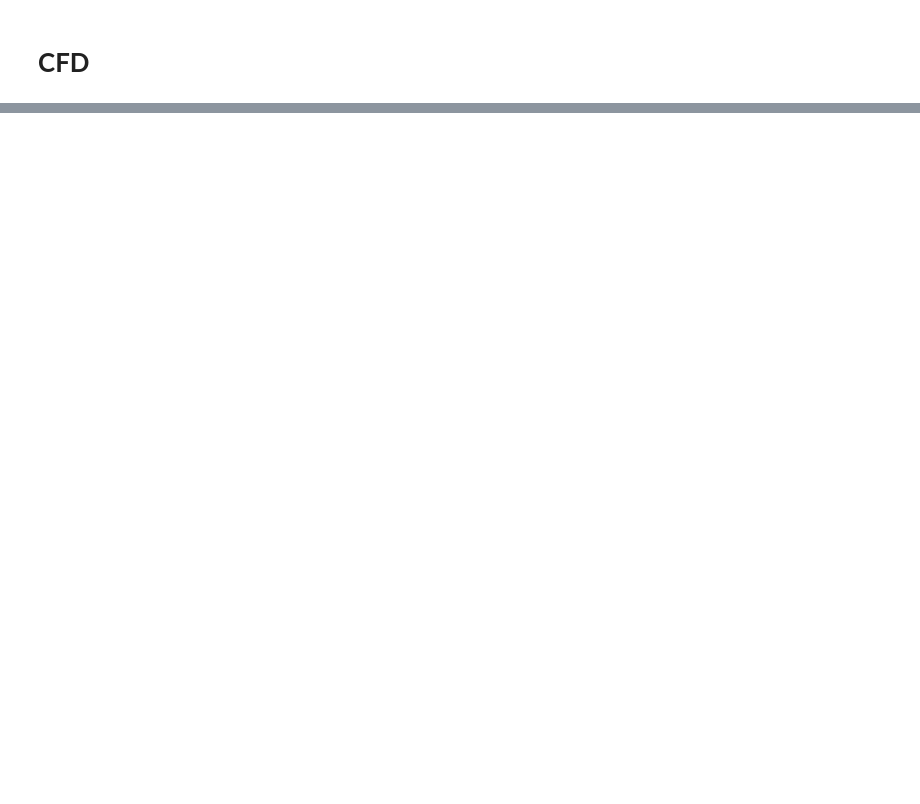
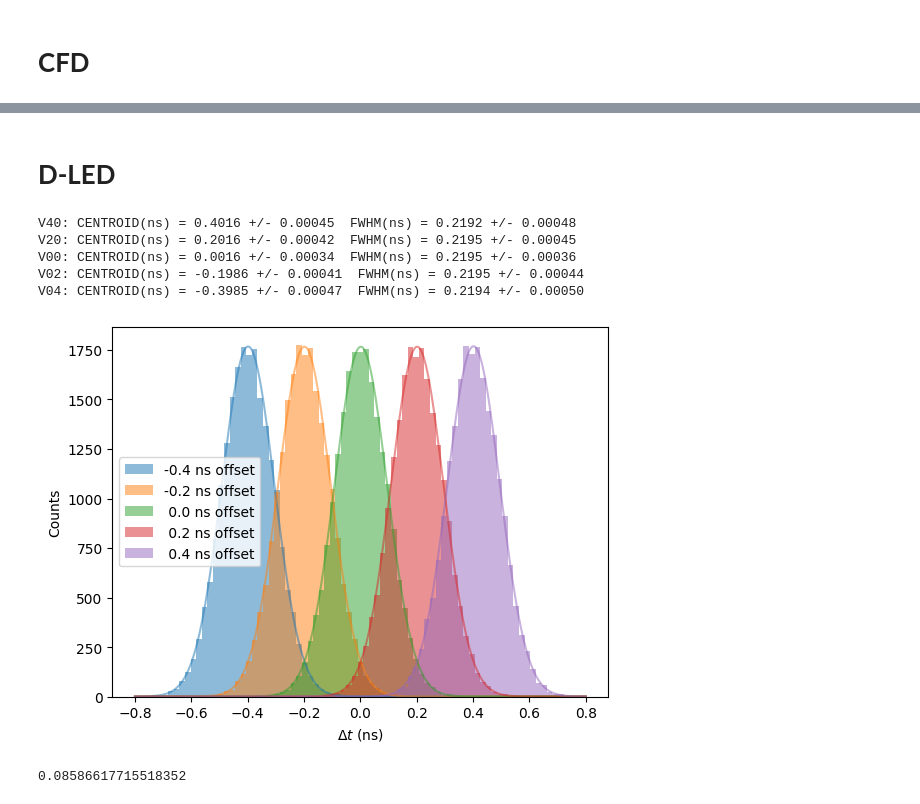
Before and after one commit to wjosefw/MLTiming, a Jupyter notebook: CFD_CON_DATOS_TFM_ALBA.ipynb, the cells around one changed output, grey strips where cells are left out. Drawn from its saved outputs; the diff is of its cells as text; code cells hidden in the pictures; blank space fills up the shorter version.

```diff
--- a/CFD_CON_DATOS_TFM_ALBA.ipynb
+++ b/CFD_CON_DATOS_TFM_ALBA.ipynb
@@ -22,15 +31,2 @@ new_data[:, :align_steps, 1] = np.random.normal(scale = 1e-6, size = align_steps
 # %% [markdown]
 # **CFD**
-# %%
-fraction = 0.5
-shift = 80
-t_shift = 8
-time_step = 0.2
-threshold = 0.025
-new_time_step = time_step / EXTRASAMPLING
-# %%
-DATA_00 = new_data
-DATA_02 = create_position(DATA_00, channel_to_move = 1, channel_to_fix = 0, t_shift = t_shift, NOISE = False)
-DATA_20 = create_position(DATA_00, channel_to_move = 0, channel_to_fix = 1, t_shift = t_shift, NOISE = False)
-DATA_04 = create_position(DATA_00, channel_to_move = 1, channel_to_fix = 0, t_shift = int(2*t_shift), NOISE = False)
-DATA_40 = create_position(DATA_00, channel_to_move = 0, channel_to_fix = 1, t_shift = int(2*t_shift), NOISE = False)
@@ -108,0 +214,8 @@ print(MAE)
+# %% [markdown]
+# **D-LED**
+# %%
+DATA_00 = non_normalized_data
+DATA_02 = create_position(DATA_00, channel_to_move = 1, channel_to_fix = 0, t_shift = t_shift, NOISE = False)
+DATA_20 = create_position(DATA_00, channel_to_move = 0, channel_to_fix = 1, t_shift = t_shift, NOISE = False)
+DATA_04 = create_position(DATA_00, channel_to_move = 1, channel_to_fix = 0, t_shift = int(2*t_shift), NOISE = False)
+DATA_40 = create_position(DATA_00, channel_to_move = 0, channel_to_fix = 1, t_shift = int(2*t_shift), NOISE = False)
@@ -108,0 +277,55 @@ print(MAE)
+# %%
+TOF_V00 = timestamps_dec0_DATA_00 - timestamps_dec1_DATA_00
+TOF_V02 = timestamps_dec0_DATA_02 - timestamps_dec1_DATA_02
+TOF_V20 = timestamps_dec0_DATA_20 - timestamps_dec1_DATA_20
+TOF_V04 = timestamps_dec0_DATA_04 - timestamps_dec1_DATA_04
+TOF_V40 = timestamps_dec0_DATA_40 - timestamps_dec1_DATA_40
+
+#------------------------------------------- Histogram and gaussian fit -----------------------------------------------
+nbins = 81
+centroid_V00, sigmaN_V00 = calculate_gaussian_center_sigma(TOF_V00[None,:], np.zeros((TOF_V00.shape[0])), nbins = nbins)
+
+plot_gaussian(TOF_V04, centroid_V00, range = 0.8, label = '-0.4 ns offset', nbins = nbins)
+plot_gaussian(TOF_V02, centroid_V00, range = 0.8, label = '-0.2 ns offset', nbins = nbins)
+plot_gaussian(TOF_V00, centroid_V00, range = 0.8, label = ' 0.0 ns offset', nbins = nbins)
+plot_gaussian(TOF_V20, centroid_V00, range = 0.8, label = ' 0.2 ns offset', nbins = nbins)
+plot_gaussian(TOF_V40, centroid_V00, range = 0.8, label = ' 0.4 ns offset', nbins = nbins)
+
+
+params_V04, errors_V04 = get_gaussian_params(TOF_V04, centroid_V00, range = 0.8, nbins = nbins)
+params_V02, errors_V02 = get_gaussian_params(TOF_V02, centroid_V00, range = 0.8, nbins = nbins)
+params_V00, errors_V00 = get_gaussian_params(TOF_V00, centroid_V00, range = 0.8, nbins = nbins)
+params_V20, errors_V20 = get_gaussian_params(TOF_V20, centroid_V00, range = 0.8, nbins = nbins)
+params_V40, errors_V40 = get_gaussian_params(TOF_V40, centroid_V00, range = 0.8, nbins = nbins)
+
+
+print("V40: CENTROID(ns) = %.4f +/- %.5f  FWHM(ns) = %.4f +/- %.5f" % (params_V40[2], errors_V40[2], params_V40[3], errors_V40[3]))
+print("V20: CENTROID(ns) = %.4f +/- %.5f  FWHM(ns) = %.4f +/- %.5f" % (params_V20[2], errors_V20[2], params_V20[3], errors_V20[3]))
+print("V00: CENTROID(ns) = %.4f +/- %.5f  FWHM(ns) = %.4f +/- %.5f" % (params_V00[2], errors_V00[2], params_V00[3], errors_V00[3]))
+print("V02: CENTROID(ns) = %.4f +/- %.5f  FWHM(ns) = %.4f +/- %.5f" % (params_V02[2], errors_V02[2], params_V02[3], errors_V02[3]))
+print("V04: CENTROID(ns) = %.4f +/- %.5f  FWHM(ns) = %.4f +/- %.5f" % (params_V04[2], errors_V04[2], params_V04[3], errors_V04[3]))
+
+print('')
+plt.legend()
+plt.xlabel('$\Delta t$ (ns)')
+plt.ylabel('Counts')
+plt.show()
+# %% [output]
+V40: CENTROID(ns) = 0.4016 +/- 0.00045  FWHM(ns) = 0.2192 +/- 0.00048
+V20: CENTROID(ns) = 0.2016 +/- 0.00042  FWHM(ns) = 0.2195 +/- 0.00045
+V00: CENTROID(ns) = 0.0016 +/- 0.00034  FWHM(ns) = 0.2195 +/- 0.00036
+V02: CENTROID(ns) = -0.1986 +/- 0.00041  FWHM(ns) = 0.2195 +/- 0.00044
+V04: CENTROID(ns) = -0.3985 +/- 0.00047  FWHM(ns) = 0.2194 +/- 0.00050
+[figure, added]
+# %%
+error_V02 = abs((TOF_V02 - centroid_V00[:, np.newaxis] + time_step*t_shift))
+error_V00 = abs((TOF_V00 - centroid_V00[:, np.newaxis]))
+error_V20 = abs((TOF_V20 - centroid_V00[:, np.newaxis] - time_step*t_shift))
+error_V04 = abs((TOF_V04 - centroid_V00[:, np.newaxis] + 2*time_step*t_shift))
+error_V40 = abs((TOF_V40 - centroid_V00[:, np.newaxis] - 2*time_step*t_shift))
+
+Error = np.concatenate((error_V02, error_V00, error_V20, error_V04, error_V40), axis = 1)
+MAE = np.mean(Error)
+print(MAE)
+# %% [output]
+0.08586617715518352
```
Also changed, not shown: parts of 15 cells of this notebook.
